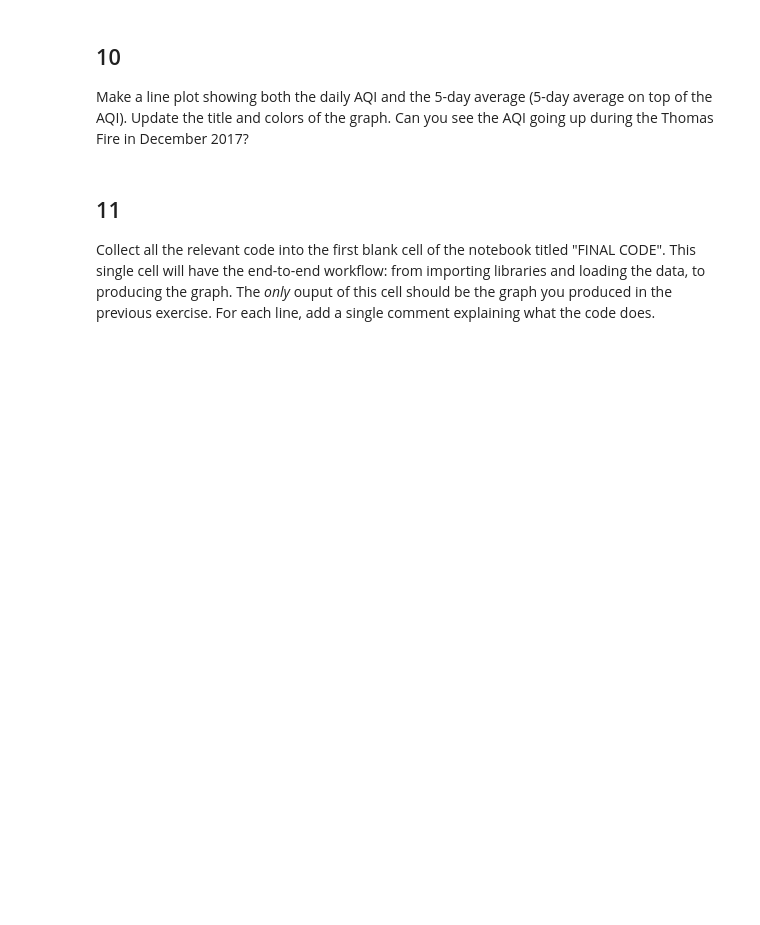
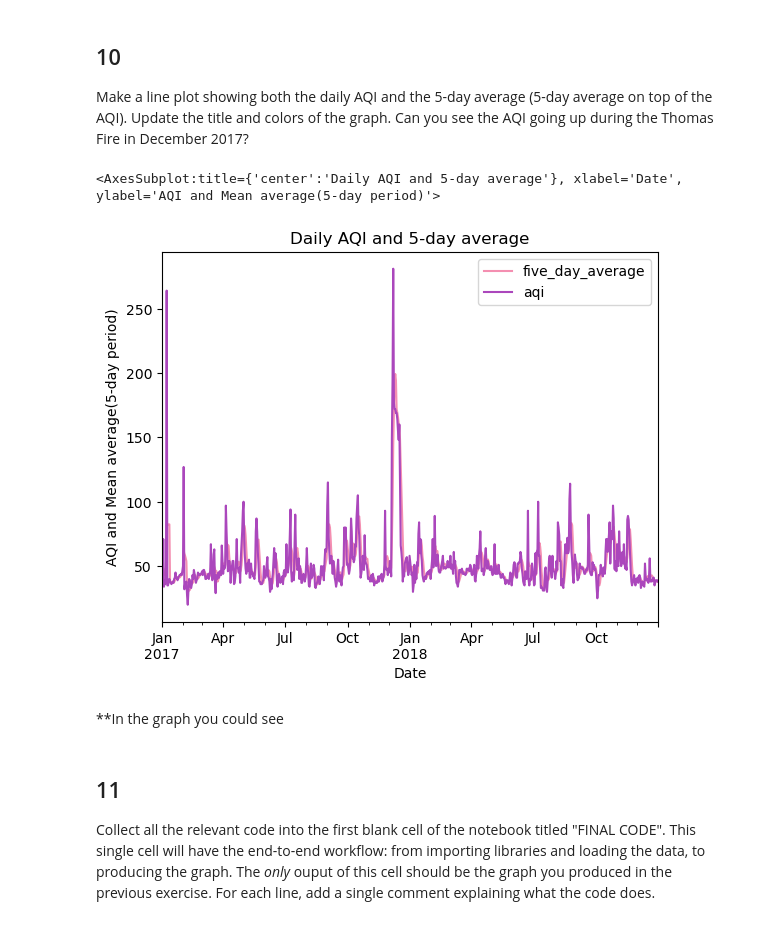
Before and after one commit to dianaxnav/eds220-hwk-2, a Jupyter notebook: hwk2-task2-aqi.ipynb, the cells around one changed output. Drawn from its saved outputs; the diff is of its cells as text; code cells hidden in the pictures; blank space fills up the shorter version.

```diff
--- a/hwk2-task2-aqi.ipynb
+++ b/hwk2-task2-aqi.ipynb
@@ -262,3 +263,7 @@ Name: aqi, Length: 730, dtype: float64
 Without creating any new variables, add the mean of the AQI over a 5-day rolling window as a new column named 'five_day_average' to the `aqi_sb` dataframe.
 # %%
 # solve exercise here
+
+aqi_sb['five_day_average'] = aqi_sb.aqi.rolling('5D').mean()
+
+aqi_sb
@@ -270,3 +288,20 @@ Make a line plot showing both the daily AQI and the 5-day average (5-day average
+# %%
+# solve exercise here
+
+#it already knows to plot the date index so no need to call x
+aqi_sb.plot(y=['five_day_average', 'aqi'], #call the y values
+        title = 'Daily AQI and 5-day average',
+        xlabel='Date',
+        ylabel='AQI and Mean average(5-day period)',  #label
+        color = {'five_day_average':'#F48FB1',
+                 'aqi': '#AB47BC' #customize color
+                 }
+        )
+# %% [output]
+<AxesSubplot:title={'center':'Daily AQI and 5-day average'}, xlabel='Date', ylabel='AQI and Mean average(5-day period)'>
+[figure, added]
+# %% [markdown]
+**In the graph you could see
 # %% [markdown]
 ## 11
 
```
Also changed, not shown: parts of 5 cells of this notebook.
